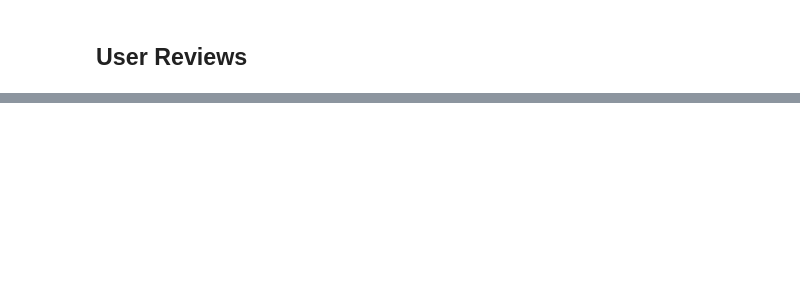
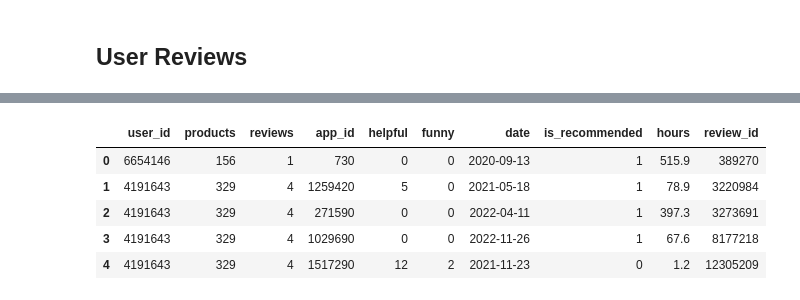
Before and after one commit to slvhuang/DL-Steam-Game-Recommender-System, a Jupyter notebook: 2_eda.ipynb, the cells around one changed output, grey strips where cells are left out. Drawn from its saved outputs; the diff is of its cells as text; code cells hidden in the pictures; blank space fills up the shorter version.

```diff
--- a/2_eda.ipynb
+++ b/2_eda.ipynb
@@ -171,0 +203,4 @@ users_reviews_df = pd.read_csv('preprocessed/users_reviews.csv')
+# %%
+# read in preprocessed data
+users_reviews_df = pd.read_csv('preprocessed/users_reviews.csv')
+users_reviews_df.info()
@@ -171,0 +225,9 @@ users_reviews_df = pd.read_csv('preprocessed/users_reviews.csv')
+# %%
+users_reviews_df.head()
+# %% [output]
+|  | user_id | products | reviews | app_id | helpful | funny | date | is_recommended | hours | review_id |
+| 0 | 6654146 | 156 | 1 | 730 | 0 | 0 | 2020-09-13 | 1 | 515.9 | 389270 |
+| 1 | 4191643 | 329 | 4 | 1259420 | 5 | 0 | 2021-05-18 | 1 | 78.9 | 3220984 |
+| 2 | 4191643 | 329 | 4 | 271590 | 0 | 0 | 2022-04-11 | 1 | 397.3 | 3273691 |
+| 3 | 4191643 | 329 | 4 | 1029690 | 0 | 0 | 2022-11-26 | 1 | 67.6 | 8177218 |
+| 4 | 4191643 | 329 | 4 | 1517290 | 12 | 2 | 2021-11-23 | 0 | 1.2 | 12305209 |
```
Also changed, not shown: parts of 14 cells of this notebook, 1 other file.
